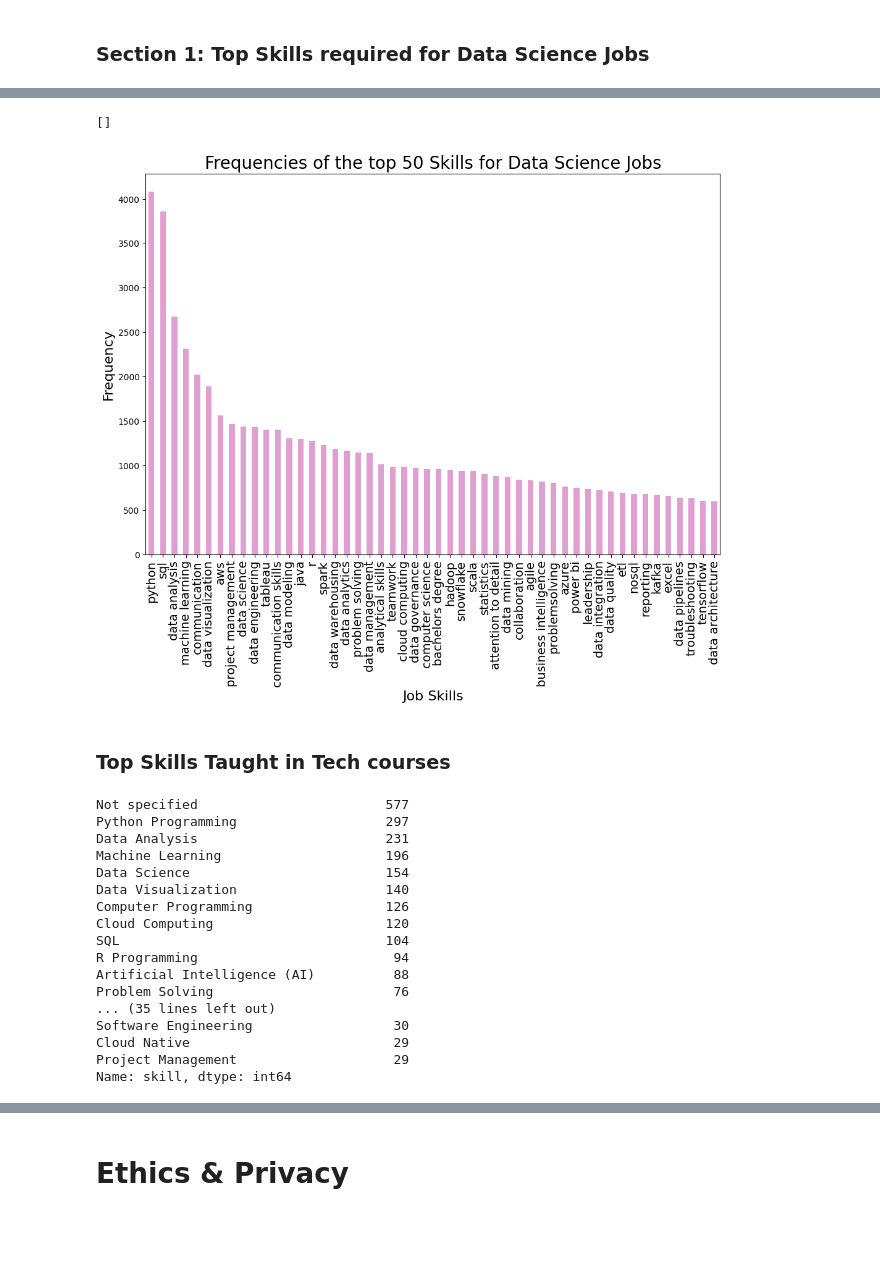
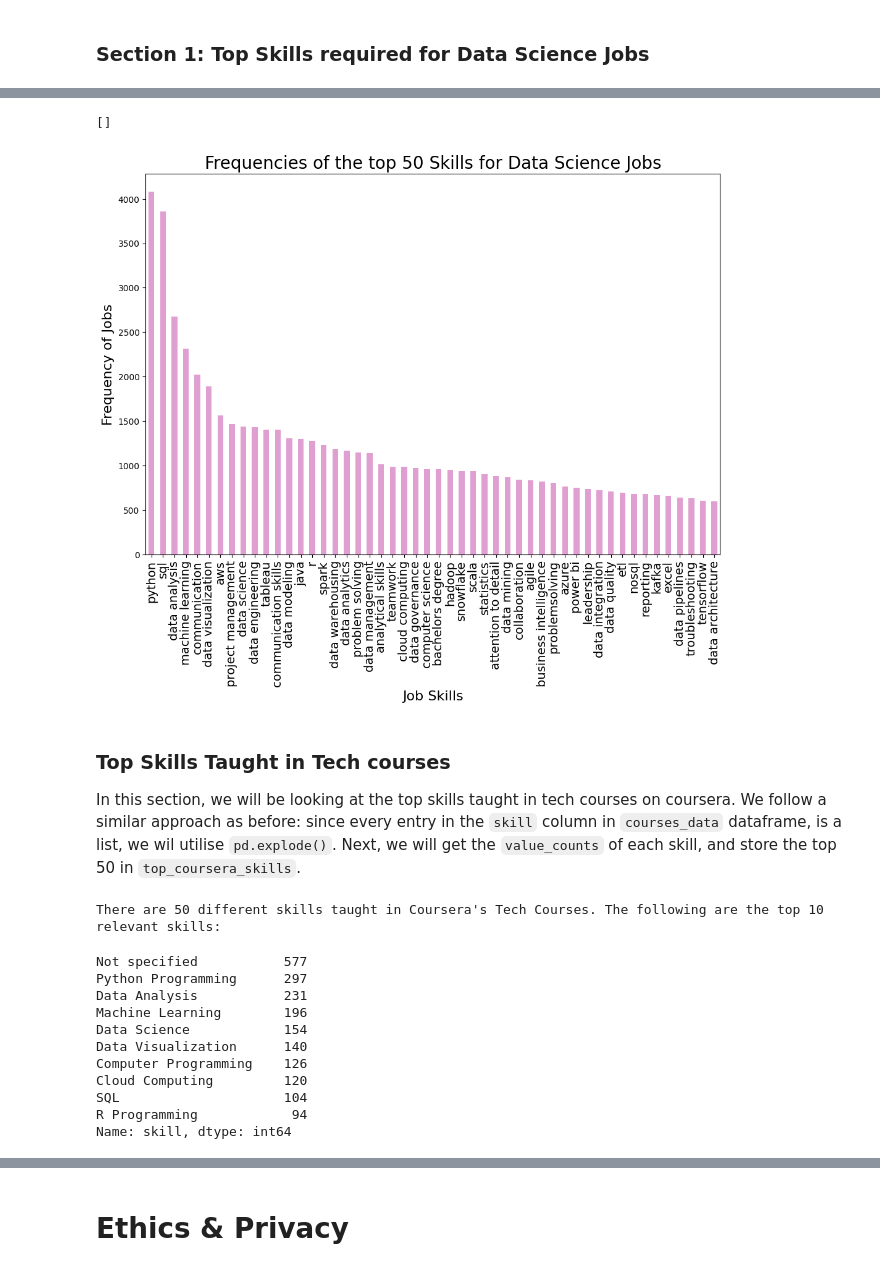
Before and after one commit to charvishukla/linkedIn-job-skills-coursera-analysis, a Jupyter notebook: EDACheckpoint_Group050_WI24.ipynb, the cells around one changed output, grey strips where cells are left out. Drawn from its saved outputs; the diff is of its cells as text; code cells hidden in the pictures; blank space fills up the shorter version.

```diff
--- a/EDACheckpoint_Group050_WI24.ipynb
+++ b/EDACheckpoint_Group050_WI24.ipynb
@@ -360,38 +382,34 @@ top_job_skills = job_skill_counts.head(50)                             # get the
 # %%
-import matplotlib.pyplot as plt
-import numpy as np
-
+# Plotting the frequencies of top Data Science Job Skills
 top_job_skills.plot(kind='bar',figsize=(12, 8), color='#e09fd1')
 plt.title('Frequencies of the top 50 Skills for Data Science Jobs',fontsize=20)
 plt.xlabel('Job Skills', fontsize=16)
-plt.ylabel('Frequency', fontsize=16)
+plt.ylabel('Frequency of Jobs', fontsize=16)
 plt.xticks(rotation=90, fontsize=14)
 plt.plot()
 # %% [output]
 []
-[figure, old version]
+[figure, new version]
-# %% [markdown]
-### Top Skills Taught in Tech courses
+# %% [markdown]
+### Top Skills Taught in Tech courses
+
+In this section, we will be looking at the top skills taught in tech courses on coursera. We follow a similar approach as before: since every entry in the `skill` column in `courses_data` dataframe, is a list, we wil utilise `pd.explode()`. Next, we will get the `value_counts` of each skill, and store the top 50 in `top_coursera_skills`.
 # %%
-exploded_coursera_df = courses_data.explode('skill')                       # exploding the skill column
-course_skills_counts = exploded_coursera_df['skill'].value_counts()             # get value counts
-top_coursera_skills = course_skills_counts.head(50)
-top_coursera_skills
+exploded_coursera_df = courses_data.explode('skill')                            # exploding the skill column
+course_skill_counts = exploded_coursera_df['skill'].value_counts()             # get value counts
+top_coursera_skills = course_skill_counts.head(50)
+print("There are", len(top_coursera_skills), "different skills taught in Coursera's Tech Courses. The following are the top 10 relevant skills:")
+top_coursera_skills.head(10)
 # %% [output]
-Not specified                        577
-Python Programming                   297
-Data Analysis                        231
-Machine Learning                     196
-Data Science                         154
-Data Visualization                   140
-Computer Programming                 126
-Cloud Computing                      120
-SQL                                  104
-R Programming                         94
-Artificial Intelligence (AI)          88
-Problem Solving                       76
-... (35 lines left out)
-Software Engineering                  30
-Cloud Native                          29
-Project Management                    29
-Name: skill, dtype: int64
+There are 50 different skills taught in Coursera's Tech Courses. The following are the top 10 relevant skills:
+Not specified           577
+Python Programming      297
+Data Analysis           231
+Machine Learning        196
+Data Science            154
+Data Visualization      140
+Computer Programming    126
+Cloud Computing         120
+SQL                     104
+R Programming            94
+Name: skill, dtype: int64
```
Also changed, not shown: parts of 9 cells of this notebook.
